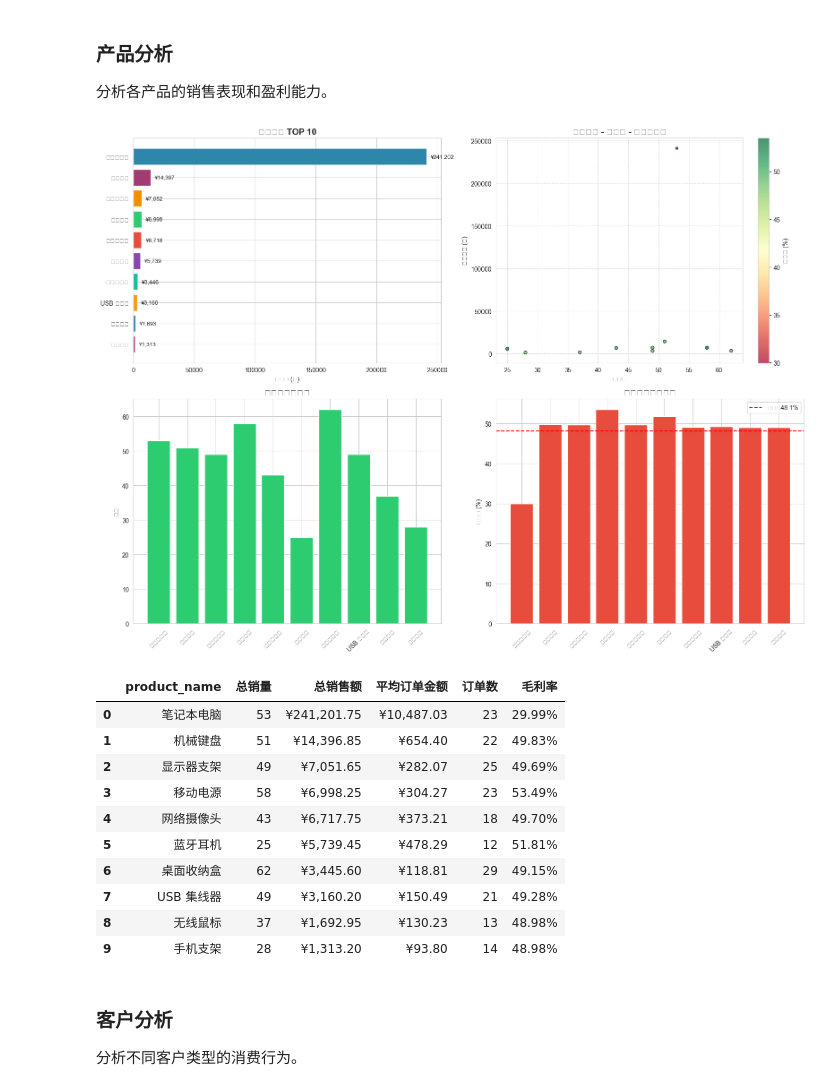
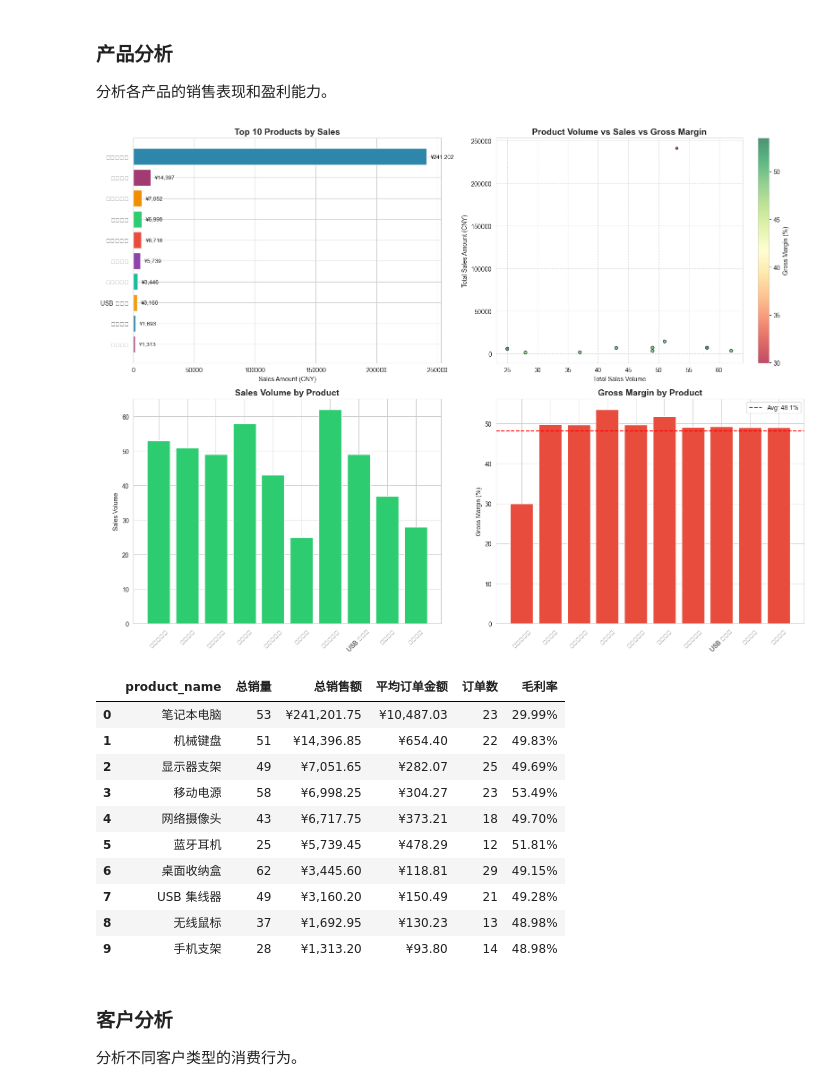
Before and after one commit to nfsp412/claude-code-project, a Jupyter notebook: sales_analysis/sales_analysis.ipynb, the cells around one changed output. Saved outputs shown, nothing was run; the diff lists cells and outputs as text; code cells hidden in the pictures.

```diff
--- a/sales_analysis/sales_analysis.ipynb
+++ b/sales_analysis/sales_analysis.ipynb
@@ -245,8 +209,8 @@ fig, axes = plt.subplots(2, 2, figsize=(14, 10))
 # 1. 区域销售额柱状图
 ax1 = axes[0, 0]
 bars1 = ax1.barh(region_sales['region'], region_sales['总销售额'], color=COLORS['palette'][:len(region_sales)])
-ax1.set_xlabel('销售额 (元)')
-ax1.set_title('各区域销售总额', fontsize=14, fontweight='bold')
+ax1.set_xlabel('Sales Amount (CNY)')
+ax1.set_title('Total Sales by Region', fontsize=14, fontweight='bold')
 for bar, val in zip(bars1, region_sales['总销售额']):
     ax1.text(val + 1000, bar.get_y() + bar.get_height()/2, f'¥{val:,.0f}', va='center', fontsize=9)
 
@@ -254,13 +218,13 @@ for bar, val in zip(bars1, region_sales['总销售额']):
 ax2 = axes[0, 1]
 wedges, texts, autotexts = ax2.pie(region_sales['总销售额'], labels=region_sales['region'],
                                      autopct='%1.1f%%', colors=COLORS['palette'][:len(region_sales)])
-ax2.set_title('区域销售占比', fontsize=14, fontweight='bold')
+ax2.set_title('Sales Share by Region', fontsize=14, fontweight='bold')
 
 # 3. 区域订单数分布
 ax3 = axes[1, 0]
 bars3 = ax3.bar(region_sales['region'], region_sales['订单数'], color=COLORS['secondary'])
-ax3.set_ylabel('订单数')
-ax3.set_title('各区域订单数量', fontsize=14, fontweight='bold')
+ax3.set_ylabel('Number of Orders')
+ax3.set_title('Order Count by Region', fontsize=14, fontweight='bold')
 ax3.tick_params(axis='x', rotation=45)
 for bar, val in zip(bars3, region_sales['订单数']):
     ax3.text(bar.get_x() + bar.get_width()/2, bar.get_height() + 1, f'{val}', ha='center', fontsize=9)
@@ -268,8 +232,8 @@ for bar, val in zip(bars3, region_sales['订单数']):
 # 4. 区域平均订单金额
 ax4 = axes[1, 1]
 bars4 = ax4.bar(region_sales['region'], region_sales['平均订单金额'], color=COLORS['accent'])
-ax4.set_ylabel('平均订单金额 (元)')
-ax4.set_title('各区域平均订单金额', fontsize=14, fontweight='bold')
+ax4.set_ylabel('Average Order Value (CNY)')
+ax4.set_title('Average Order Value by Region', fontsize=14, fontweight='bold')
 ax4.tick_params(axis='x', rotation=45)
 for bar, val in zip(bars4, region_sales['平均订单金额']):
     ax4.text(bar.get_x() + bar.get_width()/2, bar.get_height() + 50, f'¥{val:.0f}', ha='center', fontsize=9)
@@ -311,8 +275,8 @@ top10 = product_sales.head(10)
 bars1 = ax1.barh(range(len(top10)), top10['总销售额'], color=COLORS['palette'][:len(top10)])
 ax1.set_yticks(range(len(top10)))
 ax1.set_yticklabels(top10['product_name'])
-ax1.set_xlabel('销售额 (元)')
-ax1.set_title('产品销售 TOP 10', fontsize=14, fontweight='bold')
+ax1.set_xlabel('Sales Amount (CNY)')
+ax1.set_title('Top 10 Products by Sales', fontsize=14, fontweight='bold')
 ax1.invert_yaxis()
 for bar, val in zip(bars1, top10['总销售额']):
     ax1.text(val + 3000, bar.get_y() + bar.get_height()/2, f'¥{val:,.0f}', va='center', fontsize=9)
@@ -320,43 +284,43 @@ for bar, val in zip(bars1, top10['总销售额']):
 # 2. 产品销量 vs 销售额散点图
 ax2 = plt.subplot(2, 2, 2)
 scatter = ax2.scatter(product_sales['总销量'], product_sales['总销售额'],
                       s=product_sales['毛利率']/2, c=product_sales['毛利率'],
                       cmap='RdYlGn', alpha=0.7, edgecolors='black')
-ax2.set_xlabel('总销量')
-ax2.set_ylabel('总销售额 (元)')
-ax2.set_title('产品销量 - 销售额 - 毛利率关系', fontsize=14, fontweight='bold')
+ax2.set_xlabel('Total Sales Volume')
+ax2.set_ylabel('Total Sales Amount (CNY)')
+ax2.set_title('Product Volume vs Sales vs Gross Margin', fontsize=14, fontweight='bold')
 ax2.grid(True, linestyle='--', alpha=0.7)
 cbar = plt.colorbar(scatter)
-cbar.set_label('毛利率 (%)')
+cbar.set_label('Gross Margin (%)')
 
 # 3. 产品销量分布
 ax3 = plt.subplot(2, 2, 3)
 ax3.bar(product_sales['product_name'], product_sales['总销量'], color=COLORS['success'])
-ax3.set_ylabel('销量')
-ax3.set_title('各产品销量对比', fontsize=14, fontweight='bold')
+ax3.set_ylabel('Sales Volume')
+ax3.set_title('Sales Volume by Product', fontsize=14, fontweight='bold')
 ax3.tick_params(axis='x', rotation=45)
 
 # 4. 产品毛利率对比
 ax4 = plt.subplot(2, 2, 4)
 bars4 = ax4.bar(product_sales['product_name'], product_sales['毛利率'], color=COLORS['warning'])
-ax4.set_ylabel('毛利率 (%)')
-ax4.set_title('各产品毛利率对比', fontsize=14, fontweight='bold')
+ax4.set_ylabel('Gross Margin (%)')
+ax4.set_title('Gross Margin by Product', fontsize=14, fontweight='bold')
 ax4.tick_params(axis='x', rotation=45)
-ax4.axhline(y=product_sales['毛利率'].mean(), color='r', linestyle='--', label=f"平均：{product_sales['毛利率'].mean():.1f}%")
+ax4.axhline(y=product_sales['毛利率'].mean(), color='r', linestyle='--', label=f"Avg: {product_sales['毛利率'].mean():.1f}%")
 ax4.legend()
 
 plt.tight_layout()
 plt.show()
 
 # 显示详细数据
 display_columns = ['product_name', '总销量', '总销售额', '平均订单金额', '订单数', '毛利率']
 display(product_sales[display_columns].style.format({
     '总销售额': '¥{:,.2f}',
     '平均订单金额': '¥{:,.2f}',
     '毛利率': '{:.2f}%'
 }).background_gradient(subset=['总销售额'], cmap='Blues'))
 # %% [output]
-[figure, old version]
+[figure, new version]
 |  | product_name | 总销量 | 总销售额 | 平均订单金额 | 订单数 | 毛利率 |
 | 0 | 笔记本电脑 | 53 | ¥241,201.75 | ¥10,487.03 | 23 | 29.99% |
 | 1 | 机械键盘 | 51 | ¥14,396.85 | ¥654.40 | 22 | 49.83% |
```
Also changed, not shown: parts of 5 cells of this notebook, 9 other files.
